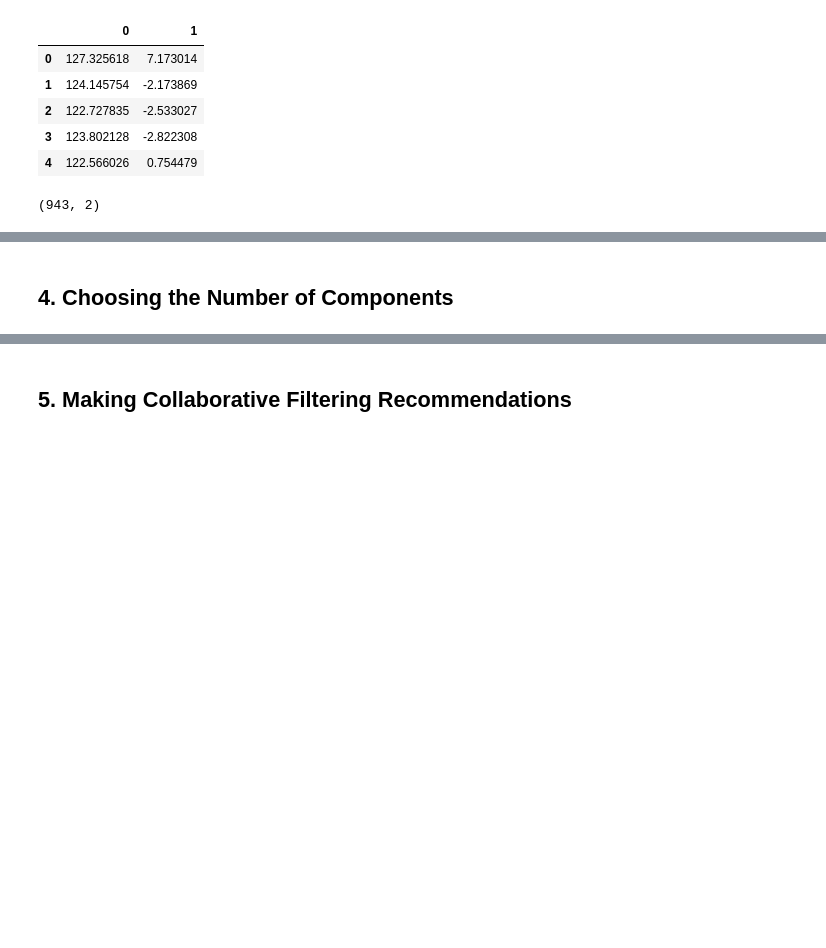
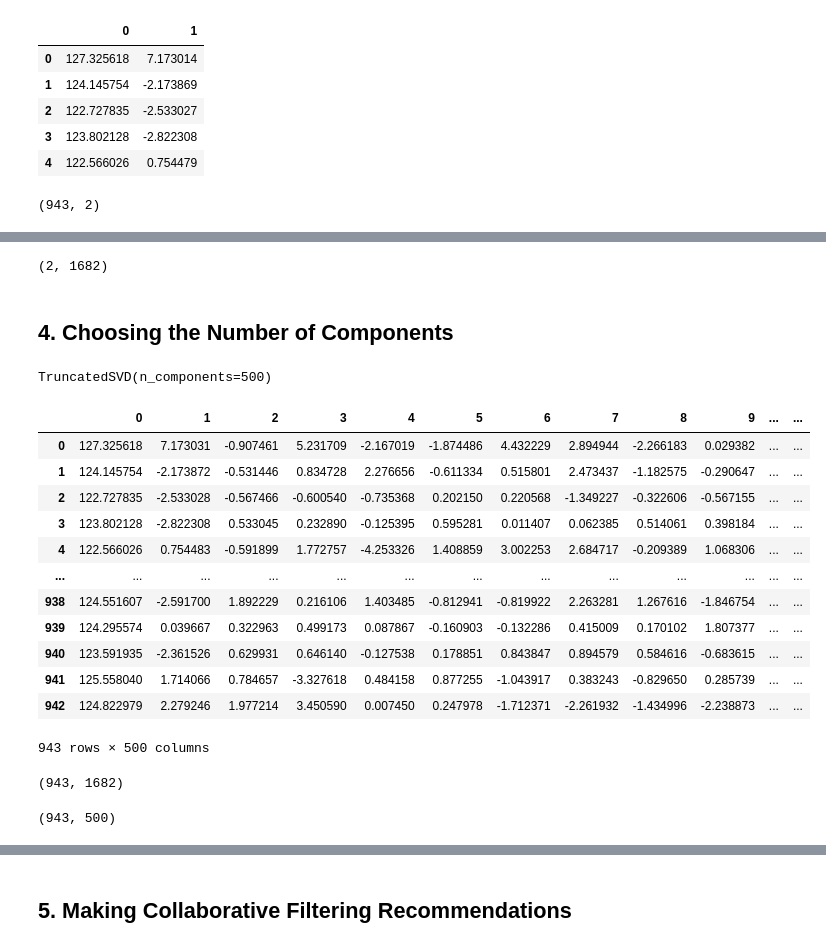
Before and after one commit to Camiloesp/PythonDataScience_UnsupervisedML, a Jupyter notebook: Course Assignment Notebooks/section08_recommenders_assignments.ipynb, the cells around one changed output, grey strips where cells are left out. Drawn from its saved outputs; the diff is of its cells as text; code cells hidden in the pictures; blank space fills up the shorter version.

```diff
--- a/Course Assignment Notebooks/section08_recommenders_assignments.ipynb
+++ b/Course Assignment Notebooks/section08_recommenders_assignments.ipynb
@@ -186,6 +194,39 @@ U.shape
+# %%
+VT_df.shape # latent features x movies
+# %% [output]
+(2, 1682)
 # %% [markdown]
 ## 4. Choosing the Number of Components
 # %%
 # 1. Fit a TruncatedSVD model with 500 components
+svd500 = TruncatedSVD(n_components=500)
+svd500.fit(X)
+# %% [output]
+TruncatedSVD(n_components=500)
+# %%
+U500 = svd500.transform(X)
+pd.DataFrame(U500)
+# %% [output]
+|  | 0 | 1 | 2 | 3 | 4 | 5 | 6 | 7 | 8 | 9 | ... | ... |
+| 0 | 127.325618 | 7.173031 | -0.907461 | 5.231709 | -2.167019 | -1.874486 | 4.432229 | 2.894944 | -2.266183 | 0.029382 | ... | ... |
+| 1 | 124.145754 | -2.173872 | -0.531446 | 0.834728 | 2.276656 | -0.611334 | 0.515801 | 2.473437 | -1.182575 | -0.290647 | ... | ... |
+| 2 | 122.727835 | -2.533028 | -0.567466 | -0.600540 | -0.735368 | 0.202150 | 0.220568 | -1.349227 | -0.322606 | -0.567155 | ... | ... |
+| 3 | 123.802128 | -2.822308 | 0.533045 | 0.232890 | -0.125395 | 0.595281 | 0.011407 | 0.062385 | 0.514061 | 0.398184 | ... | ... |
+| 4 | 122.566026 | 0.754483 | -0.591899 | 1.772757 | -4.253326 | 1.408859 | 3.002253 | 2.684717 | -0.209389 | 1.068306 | ... | ... |
+| ... | ... | ... | ... | ... | ... | ... | ... | ... | ... | ... | ... | ... |
+| 938 | 124.551607 | -2.591700 | 1.892229 | 0.216106 | 1.403485 | -0.812941 | -0.819922 | 2.263281 | 1.267616 | -1.846754 | ... | ... |
+| 939 | 124.295574 | 0.039667 | 0.322963 | 0.499173 | 0.087867 | -0.160903 | -0.132286 | 0.415009 | 0.170102 | 1.807377 | ... | ... |
+| 940 | 123.591935 | -2.361526 | 0.629931 | 0.646140 | -0.127538 | 0.178851 | 0.843847 | 0.894579 | 0.584616 | -0.683615 | ... | ... |
+| 941 | 125.558040 | 1.714066 | 0.784657 | -3.327618 | 0.484158 | 0.877255 | -1.043917 | 0.383243 | -0.829650 | 0.285739 | ... | ... |
+| 942 | 124.822979 | 2.279246 | 1.977214 | 3.450590 | 0.007450 | 0.247978 | -1.712371 | -2.261932 | -1.434996 | -2.238873 | ... | ... |
+943 rows × 500 columns
+# %%
+X.shape
+# %% [output]
+(943, 1682)
+# %%
+U500.shape
+# %% [output]
+(943, 500)
 # %%
 # 2. Plot the cumulative explained variance ratios
```
Also changed, not shown: parts of 9 cells of this notebook, 1 other file.
